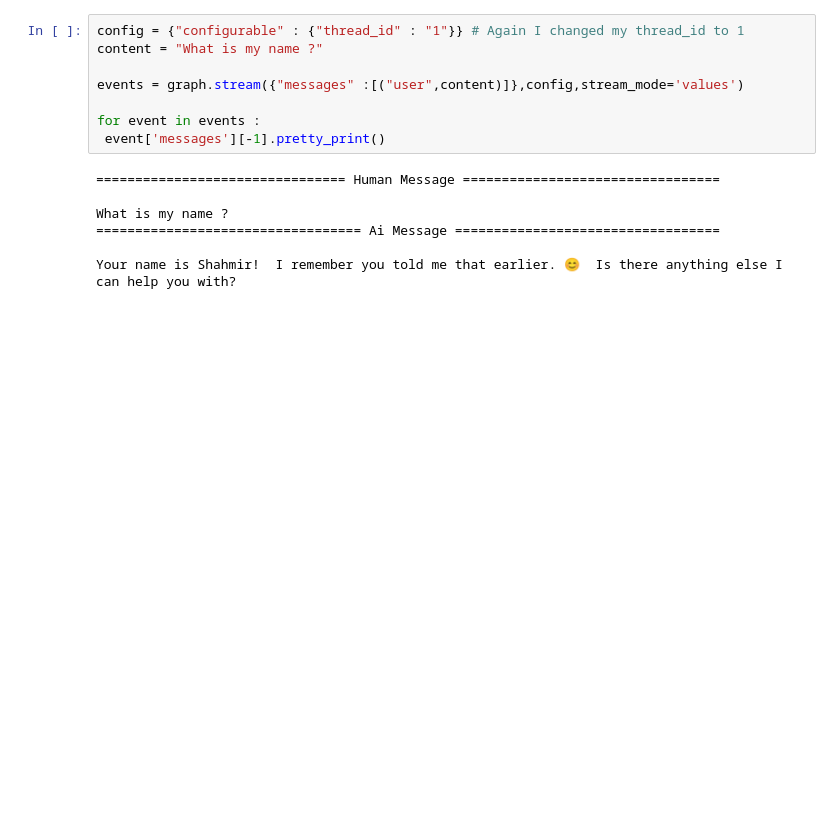
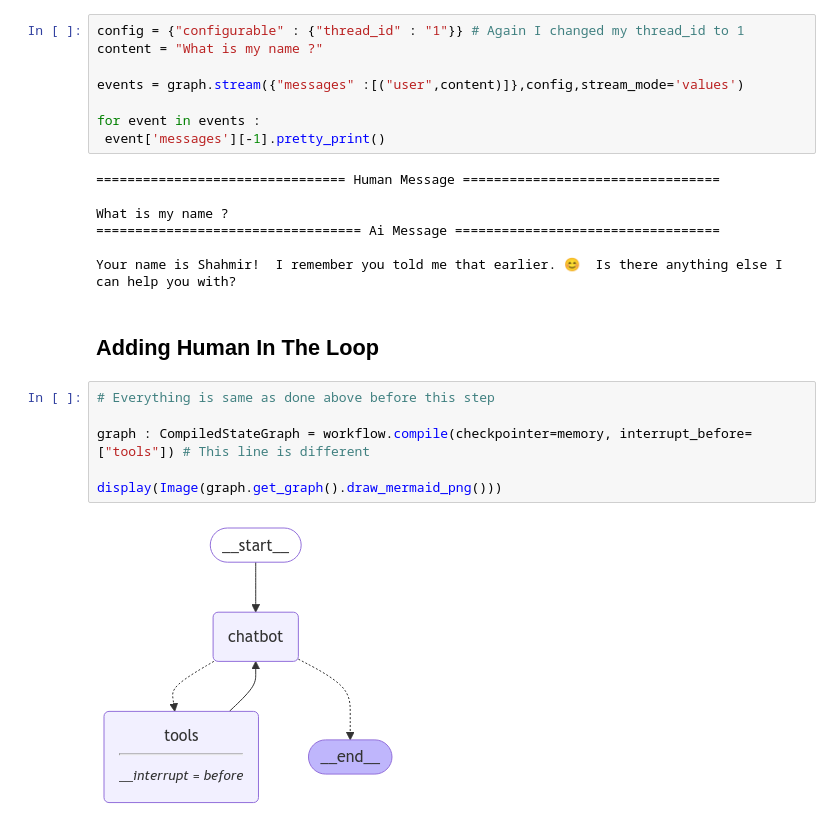
Before and after one commit to syedshahmirsultan/Learning_LangGraph, a Jupyter notebook: chatbot_with_tool.ipynb, the cells around one changed output. Saved outputs shown, nothing was run; the diff lists cells and outputs as text; blank space fills up the shorter version.

Commit message:
Added Human In The Loop step in chatbot_with_tool file

```diff
--- a/chatbot_with_tool.ipynb
+++ b/chatbot_with_tool.ipynb
@@ -171,3 +171,13 @@ What is my name ?
 ================================== Ai Message ==================================
 
 Your name is Shahmir!  I remember you told me that earlier. 😊  Is there anything else I can help you with?
+# %% [markdown]
+## Adding Human In The Loop
+# %%
+# Everything is same as done above before this step
+
+graph : CompiledStateGraph = workflow.compile(checkpointer=memory, interrupt_before=["tools"]) # This line is different
+
+display(Image(graph.get_graph().draw_mermaid_png()))
+# %% [output]
+[figure, added]
```
Also changed, not shown: parts of 2 cells of this notebook.
